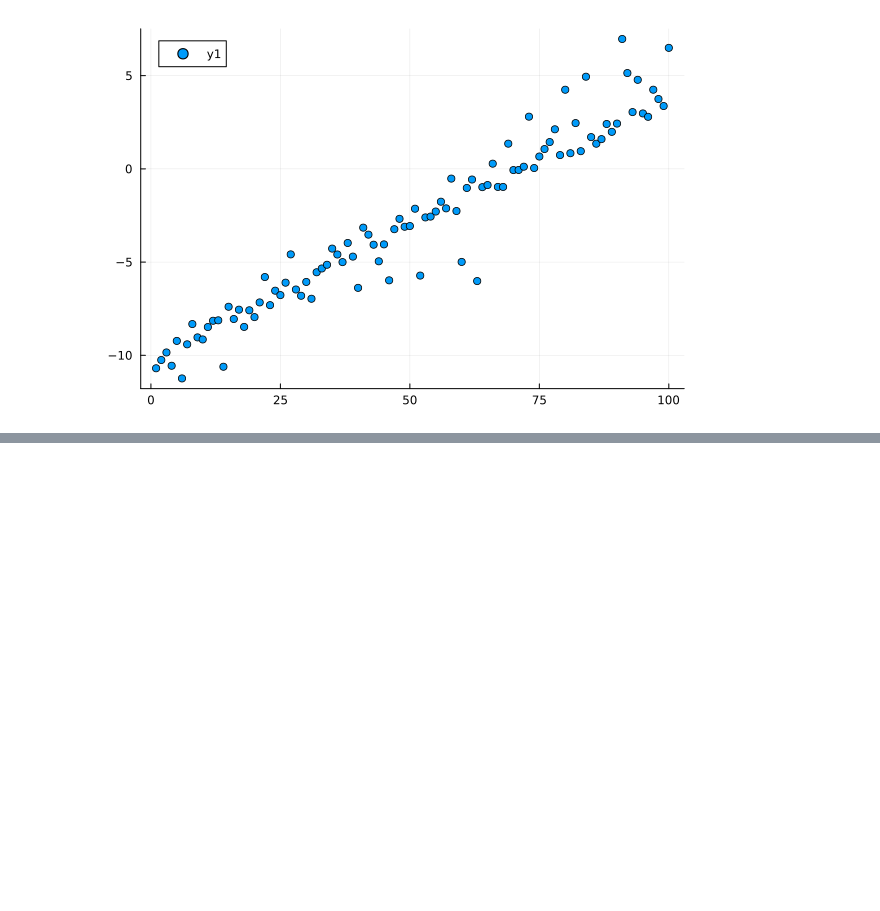
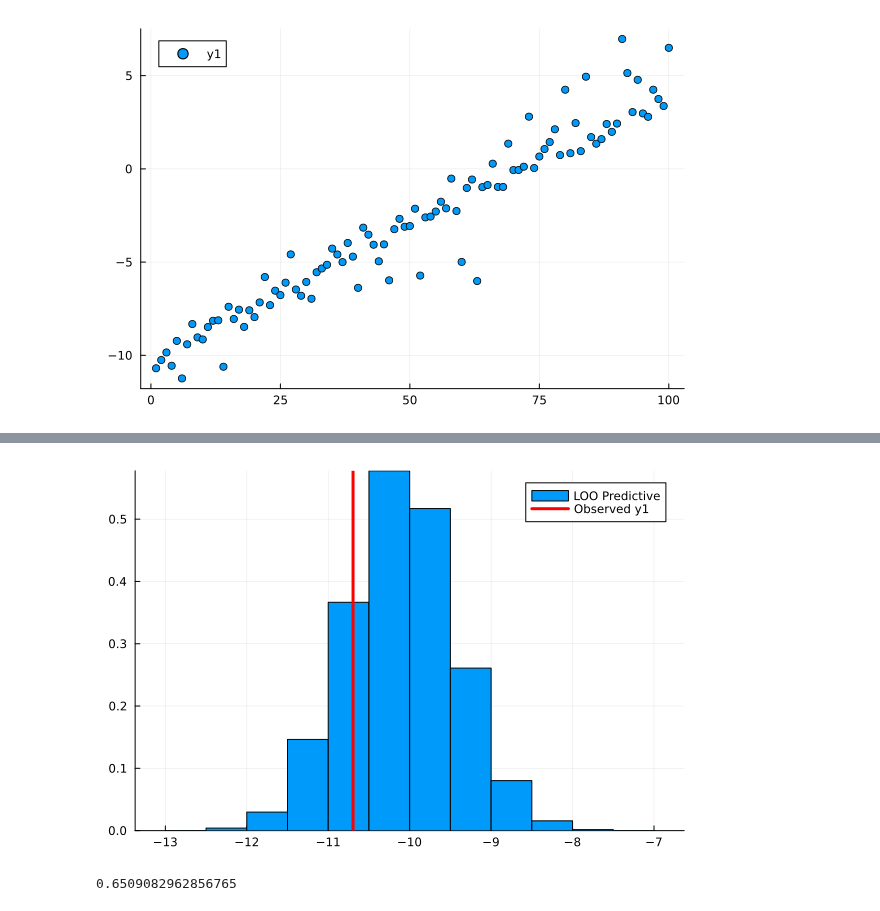
Before and after one commit to e34smith/LOO_PIT_Manual, a Jupyter notebook: Capse_Planck/Ethan_Manual.ipynb, the cells around one changed output, grey strips where cells are left out. Saved outputs shown, nothing was run; the diff lists cells and outputs as text; code cells hidden in the pictures; blank space fills up the shorter version.

```diff
--- a/Capse_Planck/Ethan_Manual.ipynb
+++ b/Capse_Planck/Ethan_Manual.ipynb
@@ -309,0 +437,15 @@ histogram(PIT_Values, bins = 10)
+# %%
+y_1_array = []
+for i in 1:8
+    y_1_array = append!(y_1_array, y_pred_array[:,i,1])
+end
+# %%
+histogram(y_1_array, normalize=:pdf, bins = 20, label="LOO Predictive")
+vline!([y[1]], color=:red, linewidth=3, label = "Observed y1")
+# %% [output]
+[figure, added]
+# %%
+ks_test_ethan = ExactOneSampleKSTest(PIT_Values, Uniform(0, 1))
+pvalue(ks_test_ethan)
+# %% [output]
+0.6509082962856765
```
Also changed, not shown: parts of 28 cells of this notebook, 2 other files.
